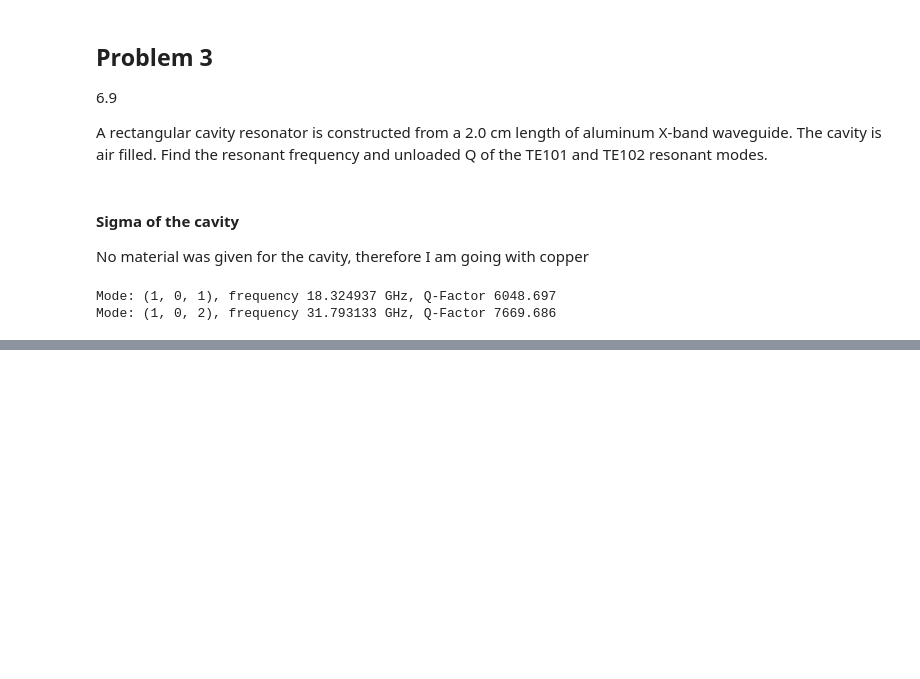
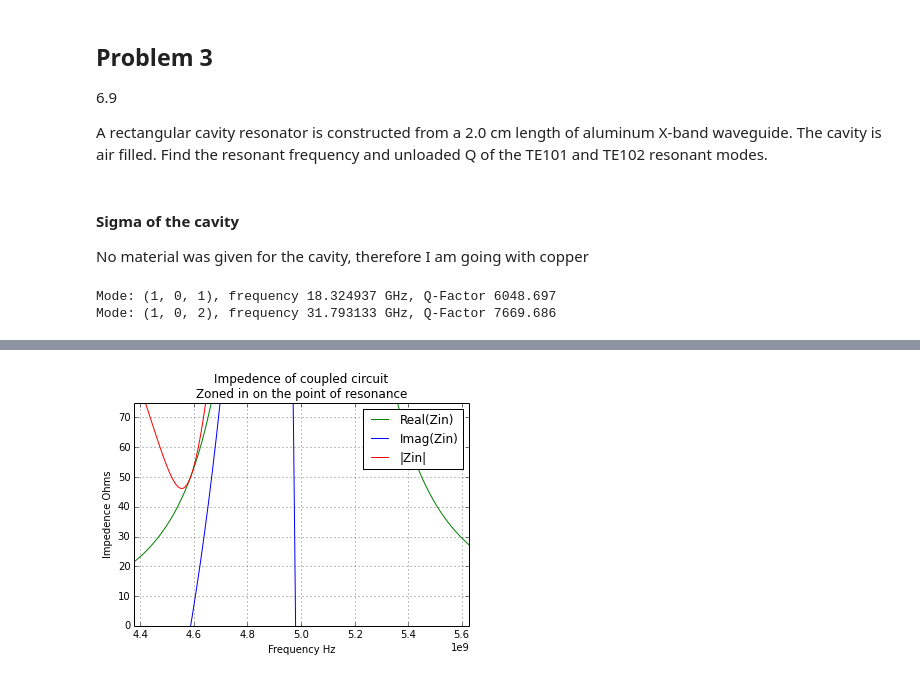
Before and after one commit to TheWylieStCoyote/EEE545_HomeWork, a Jupyter notebook: hw2/HW2.ipynb, the cells around one changed output, grey strips where cells are left out. Drawn from its saved outputs; the diff is of its cells as text; code cells hidden in the pictures; blank space fills up the shorter version.

```diff
--- a/hw2/HW2.ipynb
+++ b/hw2/HW2.ipynb
@@ -521,0 +630,15 @@ Solve for Co
+# %%
+plt.title('''Impedence of coupled circuit
+Zoned in on the point of resonance''')
+plt.grid(True)
+plt.xlabel("Frequency Hz")
+plt.ylabel("Impedence Ohms")
+plt.ylim((0,75))
+plt.xlim((0.875*fo,1.125*fo))
+plt.plot(f,np.real(Zin),'g',label="Real(Zin)")
+plt.plot(f,np.imag(Zin),'b',label="Imag(Zin)")
+plt.plot(f,np.abs(Zin),'r',label="|Zin|")
+plt.legend()
+plt.show()
+# %% [output]
+[figure, added]
```
Also changed, not shown: parts of 33 cells of this notebook.
